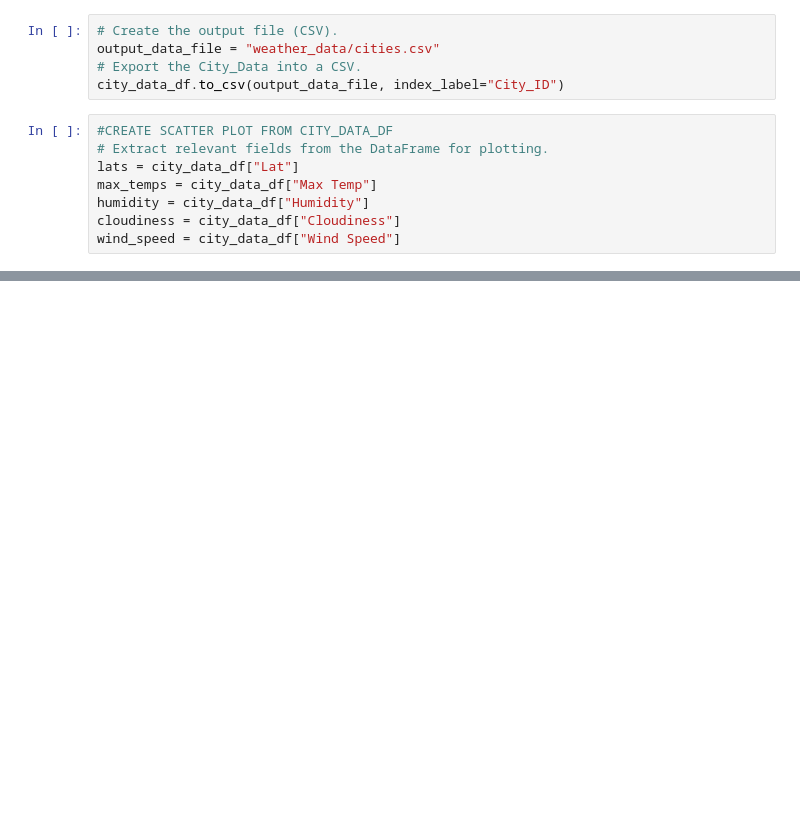
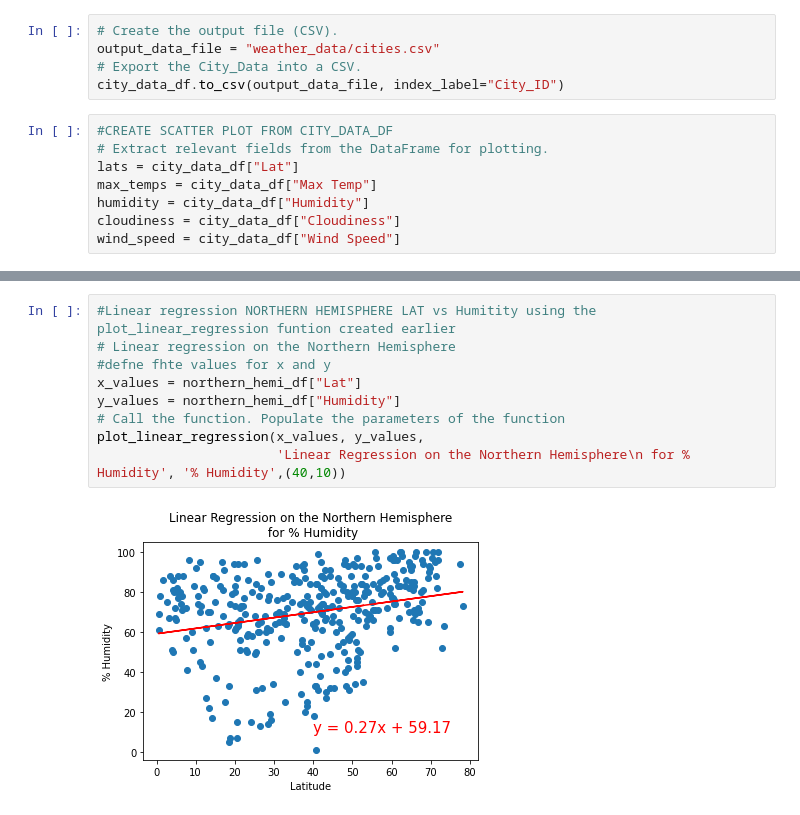
Before and after one commit to SheriZig/World_Weather_Analysis, a Jupyter notebook: WeatherPy.ipynb, the cells around one changed output, grey strips where cells are left out. Cells and saved outputs as stored; diff of their text form; blank space fills up the shorter version.

```diff
--- a/WeatherPy.ipynb
+++ b/WeatherPy.ipynb
@@ -253,0 +337,11 @@ def plot_linear_regression(x_values, y_values, title, y_label, text_coordinates)
+# %%
+#Linear regression NORTHERN HEMISPHERE LAT vs Humitity using the plot_linear_regression funtion created earlier
+# Linear regression on the Northern Hemisphere
+#defne fhte values for x and y
+x_values = northern_hemi_df["Lat"]
+y_values = northern_hemi_df["Humidity"]
+# Call the function. Populate the parameters of the function
+plot_linear_regression(x_values, y_values,
+                       'Linear Regression on the Northern Hemisphere\n for % Humidity', '% Humidity',(40,10))
+# %% [output]
+[figure, added]
```
Also changed, not shown: parts of 24 cells of this notebook, 9 other files.
